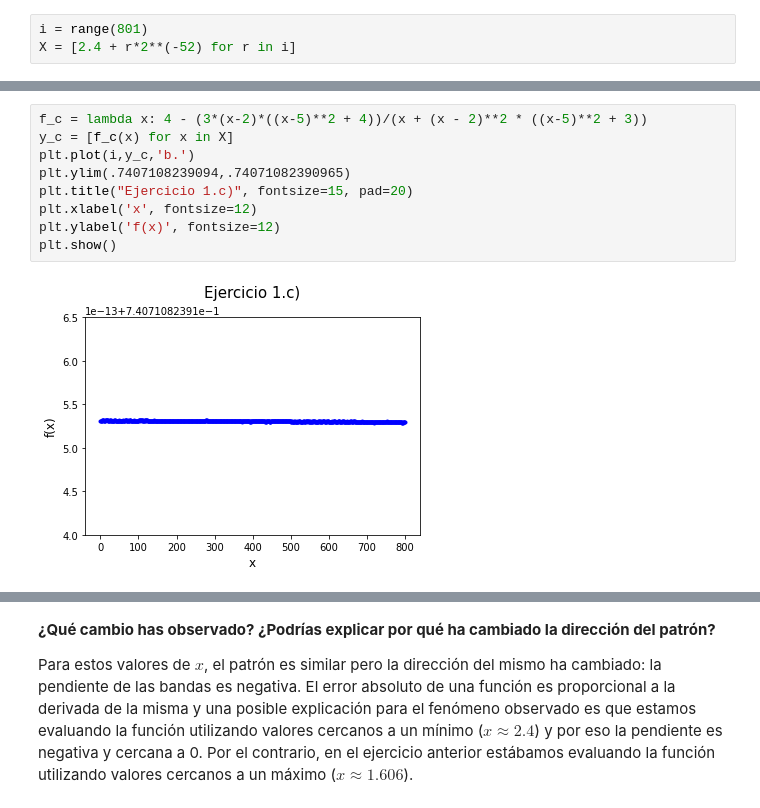
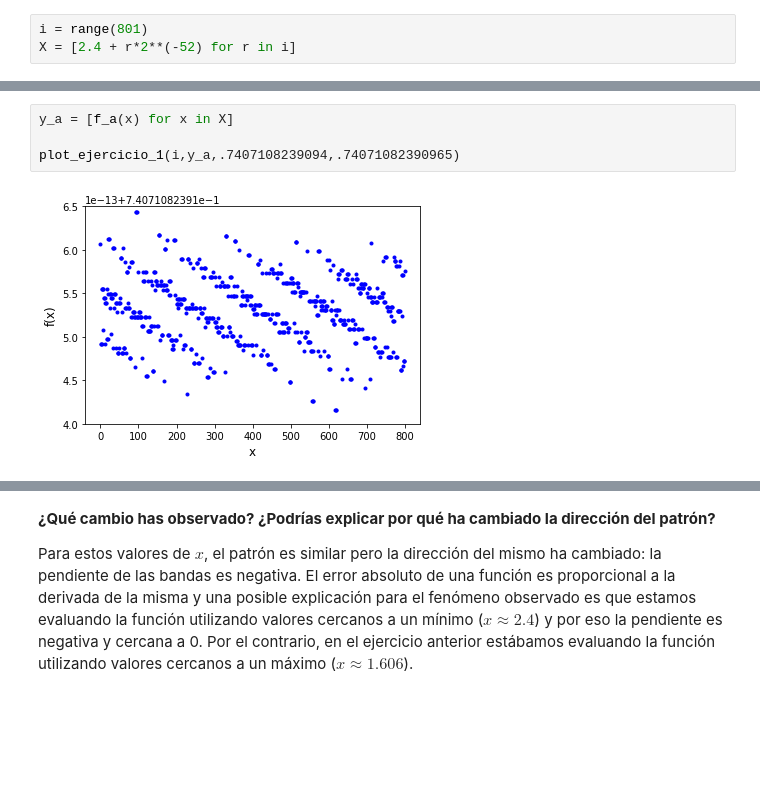
Before and after one commit to glorelvalle/mucd-mg, a Jupyter notebook: cn/p1.ipynb, the cells around one changed output, grey strips where cells are left out. Cells and saved outputs as stored; diff of their text form; blank space fills up the shorter version.

```diff
--- a/cn/p1.ipynb
+++ b/cn/p1.ipynb
@@ -125,11 +99,6 @@ plt.show()
-# %%
-f_c = lambda x: 4 - (3*(x-2)*((x-5)**2 + 4))/(x + (x - 2)**2 * ((x-5)**2 + 3))
-y_c = [f_c(x) for x in X]
-plt.plot(i,y_c,'b.')
-plt.ylim(.7407108239094,.74071082390965)
-plt.title("Ejercicio 1.c)", fontsize=15, pad=20)
-plt.xlabel('x', fontsize=12)
-plt.ylabel('f(x)', fontsize=12)
-plt.show()
-# %% [output]
-[figure, removed]
+# %%
+y_a = [f_a(x) for x in X]
+
+plot_ejercicio_1(i,y_a,.7407108239094,.74071082390965)
+# %% [output]
+[figure, added]
```
Also changed, not shown: parts of 30 cells of this notebook.
